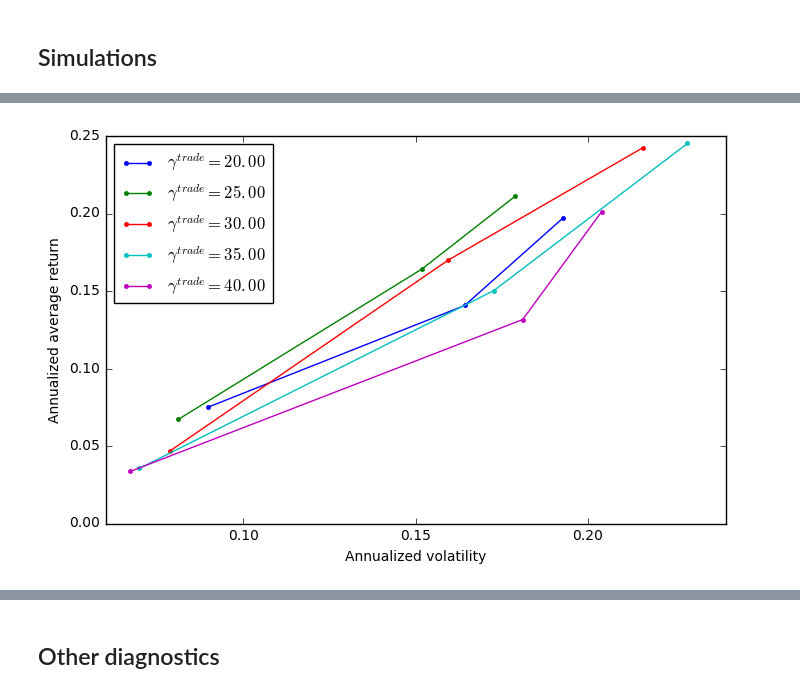
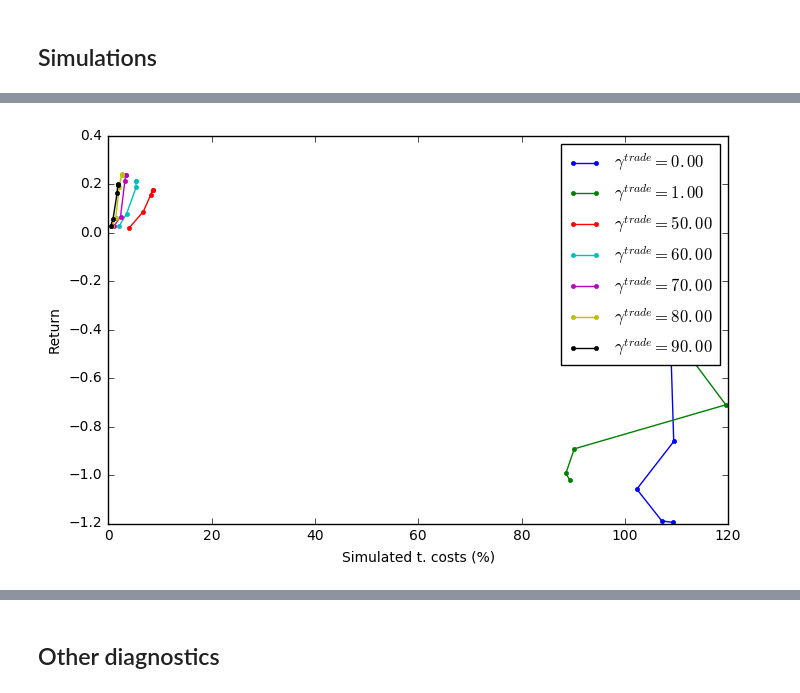
Before and after one commit to cvxgrp/cvxportfolio, a Jupyter notebook: SinglePeriodOptimizationExample.ipynb, the cells around one changed output, grey strips where cells are left out. Cells and saved outputs as stored; diff of their text form; code cells hidden in the pictures.

```diff
--- a/SinglePeriodOptimizationExample.ipynb
+++ b/SinglePeriodOptimizationExample.ipynb
@@ -108,0 +73,4 @@ WARNING:root:Setting stocks Index(['EQIX'], dtype='object') on 2014-10-21 00:00:
+# %%
+results=dict(zip(policies.keys(),
+                 simulator.run_multiple_backtest(p_0, start_time="2012-01-01",end_time="2016-12-31",
+                                              policies=policies.values(), parallel=True)))
@@ -115,0 +140,8 @@ result_df = result_df.reindex(index=sorted(result_df.index),columns=sorted(resul
+# %%
+gamma_tcost=60.
+plt.figure(figsize=(10,6))
+
+[(results[(i, gamma_tcost)].v/1E6).plot(label='$\gamma^\mathrm{risk} = %.2f$'%i) for i in gamma_risks]
+plt.legend(loc='upper right' if i==0 else 'upper left')
+plt.ylabel('Total value (\$M)')
+plt.savefig(plotdir+'spo_valueintime.png')
@@ -116,11 +287,11 @@ result_df = result_df.reindex(index=sorted(result_df.index),columns=sorted(resul
 # %%
-plt.figure(figsize=(8,5))
-for gamma_tcost in gamma_tcosts[1:]:
-    #plt.figure()
-    x = [result_df.loc[(i, gamma_tcost)].volatility for i in gamma_risks]
-    y = [result_df.loc[(i, gamma_tcost)].mean_return for i in gamma_risks]
-    plt.plot(np.array(x),np.array(y), '.-', label='$\gamma^{trade} = %.2f$'%gamma_tcost)
-plt.legend(loc='upper left')
-plt.xlabel('Annualized volatility')
-plt.ylabel('Annualized average return')
-plt.savefig(plotdir+'spo_riskrewardfrontier.png')
+# plt.figure(figsize=(8,5))
+# for gamma_tcost in gamma_tcosts[1:]:
+#     #plt.figure()
+#     x = [result_df.loc[(i, gamma_tcost)].volatility for i in gamma_risks]
+#     y = [result_df.loc[(i, gamma_tcost)].mean_return for i in gamma_risks]
+#     plt.plot(np.array(x),np.array(y), '.-', label='$\gamma^{trade} = %.2f$'%gamma_tcost)
+# plt.legend(loc='upper left')
+# plt.xlabel('Annualized volatility')
+# plt.ylabel('Annualized average return')
+# plt.savefig(plotdir+'spo_riskrewardfrontier.png')
@@ -129,13 +298,14 @@ plt.savefig(plotdir+'spo_riskrewardfrontier.png')
 # %%
+init_val = 100E6
 plt.figure(figsize=(8,5))
-for gamma_tcost in gamma_tcosts[1:]:
+for gamma_tcost in gamma_tcosts[:]:
     #plt.figure()
-    x = [result_df.loc[(i, gamma_tcost)].volatility for i in gamma_risks]
+    x = [100*result_df.loc[(i, gamma_tcost)].simulator_TcostModel.sum().sum()/init_val for i in gamma_risks]
     y = [result_df.loc[(i, gamma_tcost)].mean_return for i in gamma_risks]
     plt.plot(np.array(x),np.array(y), '.-', label='$\gamma^{trade} = %.2f$'%gamma_tcost)
-plt.legend(loc='upper left')
-plt.xlabel('Annualized volatility')
-plt.ylabel('Annualized average return')
-plt.savefig(plotdir+'spo_riskrewardfrontier.png')
+plt.legend(loc='upper right')
+plt.xlabel("Simulated t. costs (%)")
+plt.ylabel("Return")
+plt.savefig(plotdir+'spo_profittcost.png')
 # %% [output]
-[figure, old version]
+[figure, new version]
```
Also changed, not shown: parts of 44 cells of this notebook, 2 other files.
